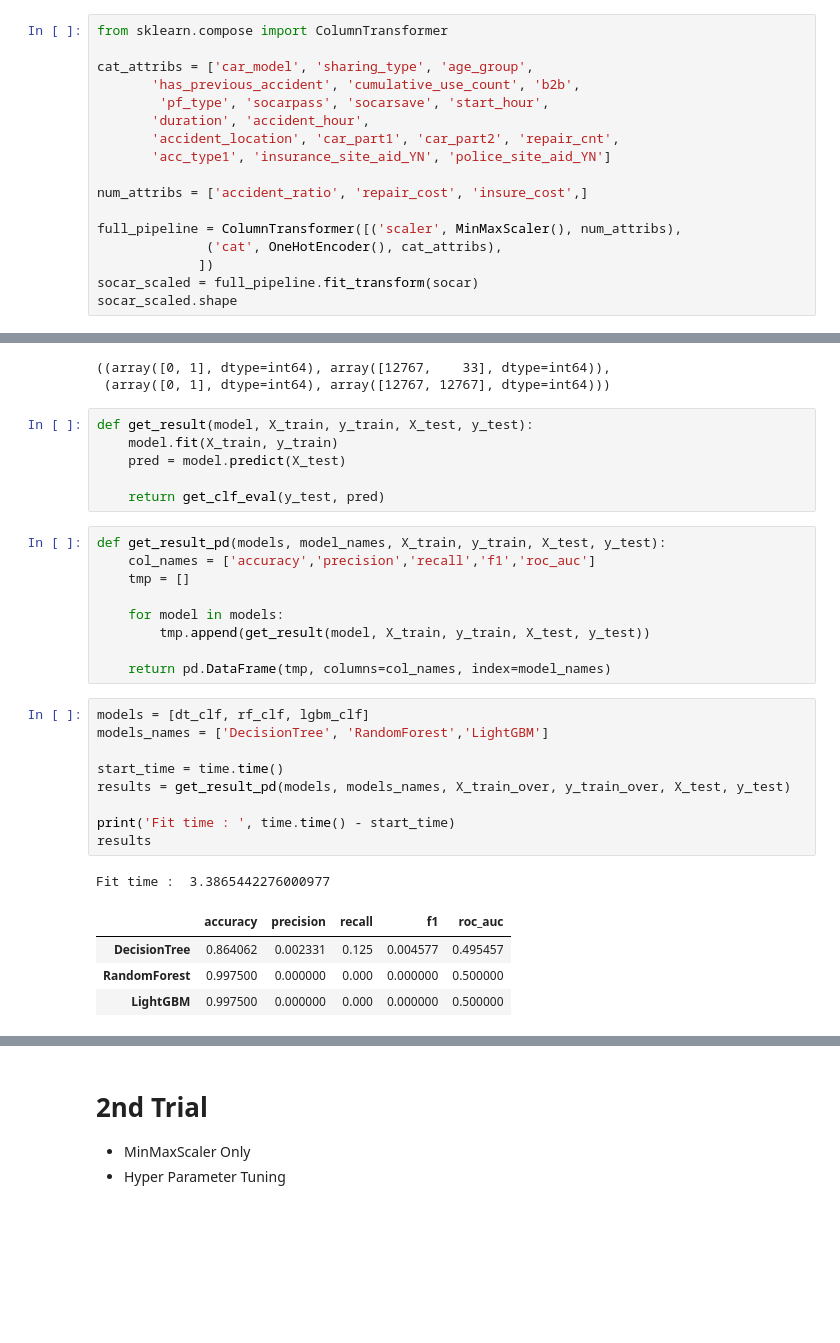
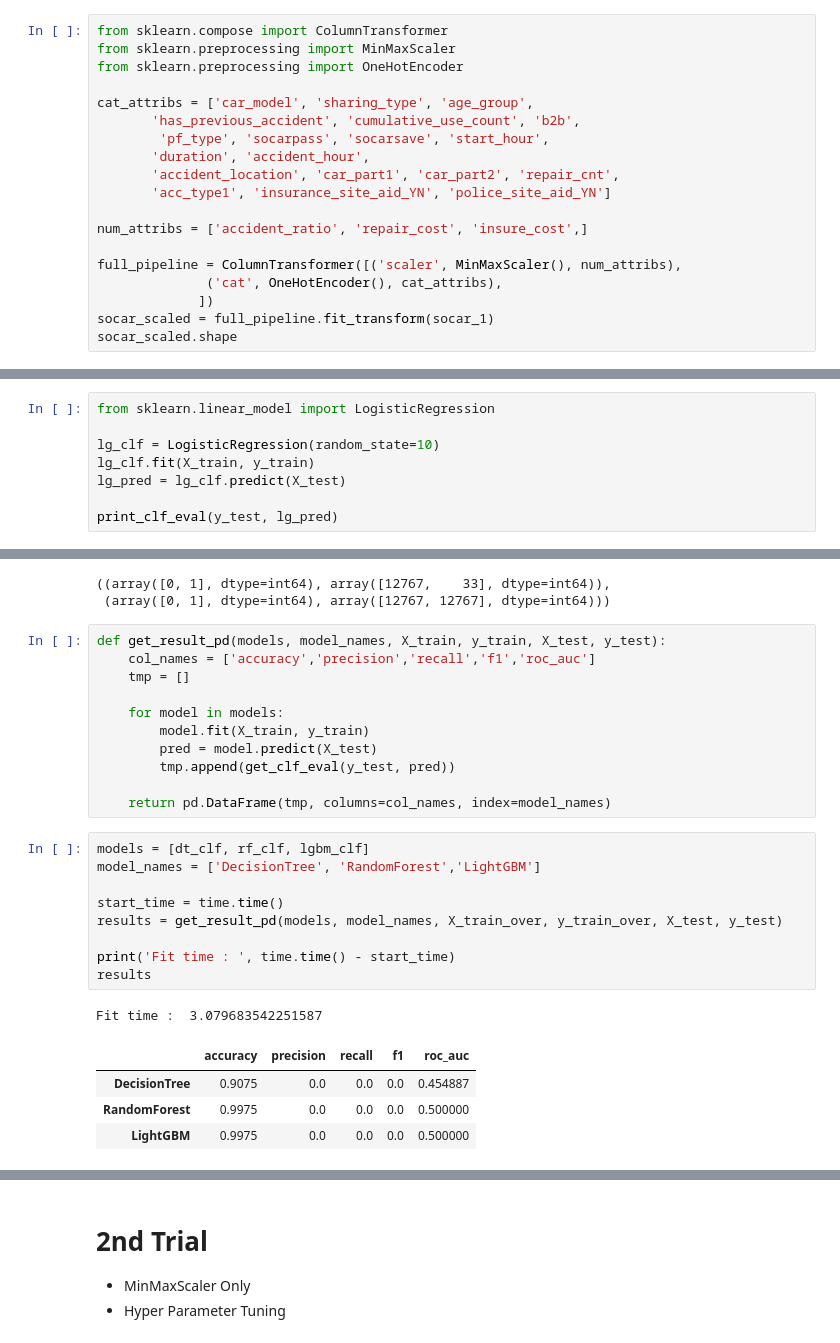
Before and after one commit to Yenabeam/dss_prjt_socar, a Jupyter notebook: 1. workspace/KSJ/socar_fraud.ipynb, the cells around one changed output, grey strips where cells are left out. Saved outputs shown, nothing was run; the diff lists cells and outputs as text; blank space fills up the shorter version.

```diff
--- a/1. workspace/KSJ/socar_fraud.ipynb
+++ b/1. workspace/KSJ/socar_fraud.ipynb
@@ -92,5 +90,7 @@ socar.tail()
 # %%
 from sklearn.compose import ColumnTransformer
+from sklearn.preprocessing import MinMaxScaler
+from sklearn.preprocessing import OneHotEncoder
 
 cat_attribs = ['car_model', 'sharing_type', 'age_group',
        'has_previous_accident', 'cumulative_use_count', 'b2b',
@@ -104,7 +104,7 @@ num_attribs = ['accident_ratio', 'repair_cost', 'insure_cost',]
 full_pipeline = ColumnTransformer([('scaler', MinMaxScaler(), num_attribs),
               ('cat', OneHotEncoder(), cat_attribs),
              ])
-socar_scaled = full_pipeline.fit_transform(socar)
+socar_scaled = full_pipeline.fit_transform(socar_1)
 socar_scaled.shape
 # %% [output]
 (16000, 84)
@@ -157,3 +157,11 @@ def print_clf_eval(y_test, pred):
 
     print('Accuracy : {0:.4f}, Precision:{1:.4f}'.format(acc, pre))
     print('Recall : {0:.4f}, F1:{1:.4f}, AUC:{2:.4f}'.format(re, f1, auc))
+# %%
+from sklearn.linear_model import LogisticRegression
+
+lg_clf = LogisticRegression(random_state=10)
+lg_clf.fit(X_train, y_train)
+lg_pred = lg_clf.predict(X_test)
+
+print_clf_eval(y_test, lg_pred)
@@ -232,32 +234,28 @@ np.unique(y_train, return_counts=True), np.unique(y_train_over, return_counts=Tr
 ((array([0, 1], dtype=int64), array([12767,    33], dtype=int64)),
  (array([0, 1], dtype=int64), array([12767, 12767], dtype=int64)))
 # %%
-def get_result(model, X_train, y_train, X_test, y_test):
-    model.fit(X_train, y_train)
-    pred = model.predict(X_test)
+def get_result_pd(models, model_names, X_train, y_train, X_test, y_test):
+    col_names = ['accuracy','precision','recall','f1','roc_auc']
+    tmp = []
 
-    return get_clf_eval(y_test, pred)
+    for model in models:
+        model.fit(X_train, y_train)
+        pred = model.predict(X_test)
+        tmp.append(get_clf_eval(y_test, pred))
+
+    return pd.DataFrame(tmp, columns=col_names, index=model_names)
-# %%
-def get_result_pd(models, model_names, X_train, y_train, X_test, y_test):
-    col_names = ['accuracy','precision','recall','f1','roc_auc']
-    tmp = []
-
-    for model in models:
-        tmp.append(get_result(model, X_train, y_train, X_test, y_test))
-
-    return pd.DataFrame(tmp, columns=col_names, index=model_names)
 # %%
 models = [dt_clf, rf_clf, lgbm_clf]
-models_names = ['DecisionTree', 'RandomForest','LightGBM']
+model_names = ['DecisionTree', 'RandomForest','LightGBM']
 
 start_time = time.time()
-results = get_result_pd(models, models_names, X_train_over, y_train_over, X_test, y_test)
+results = get_result_pd(models, model_names, X_train_over, y_train_over, X_test, y_test)
 
 print('Fit time : ', time.time() - start_time)
 results
 # %% [output]
-Fit time :  3.3865442276000977
+Fit time :  3.079683542251587
 |  | accuracy | precision | recall | f1 | roc_auc |
-| DecisionTree | 0.864062 | 0.002331 | 0.125 | 0.004577 | 0.495457 |
-| RandomForest | 0.997500 | 0.000000 | 0.000 | 0.000000 | 0.500000 |
-| LightGBM | 0.997500 | 0.000000 | 0.000 | 0.000000 | 0.500000 |
+| DecisionTree | 0.9075 | 0.0 | 0.0 | 0.0 | 0.454887 |
+| RandomForest | 0.9975 | 0.0 | 0.0 | 0.0 | 0.500000 |
+| LightGBM | 0.9975 | 0.0 | 0.0 | 0.0 | 0.500000 |
```
Also changed, not shown: parts of 46 cells of this notebook.
